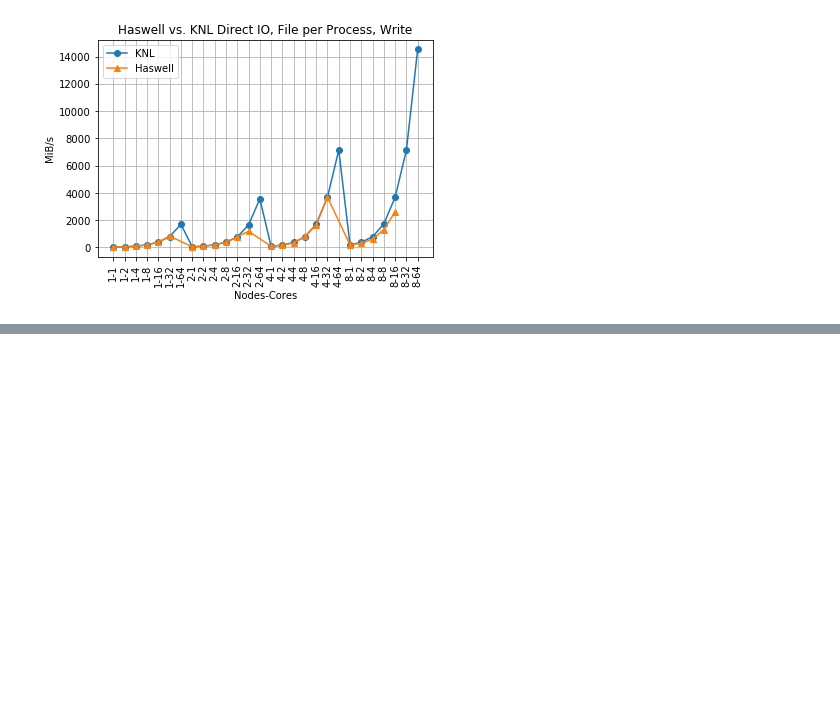
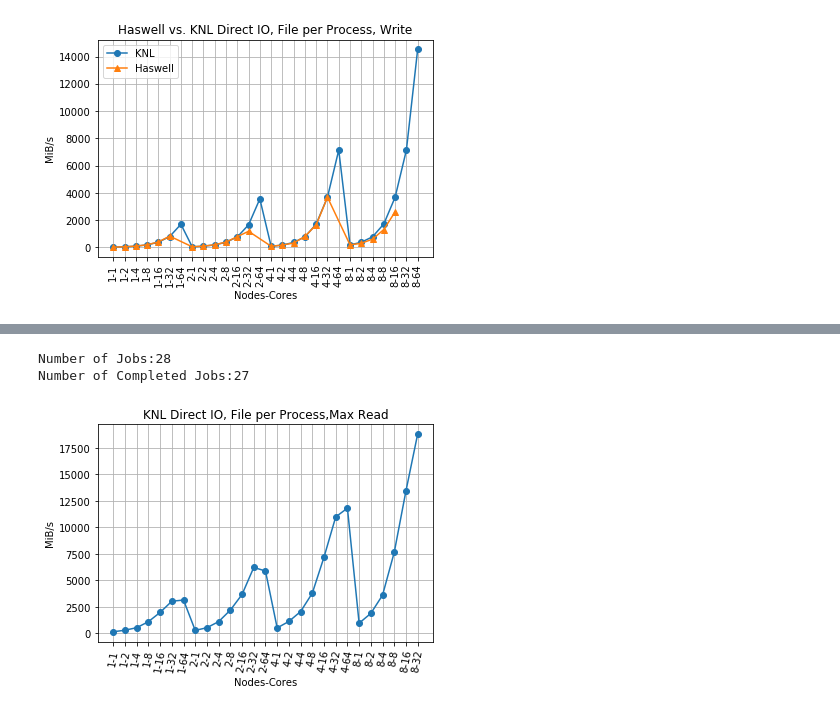
Before and after one commit to NERSC/heterogeneous-IO, a Jupyter notebook: cpu/plot/iostack.ipynb, the cells around one changed output, grey strips where cells are left out. Cells and saved outputs as stored; diff of their text form; code cells hidden in the pictures; blank space fills up the shorter version.

```diff
--- a/cpu/plot/iostack.ipynb
+++ b/cpu/plot/iostack.ipynb
@@ -106,0 +125,10 @@ ior_plot_two(dfknl,dfhas,tt)
+# %%
+jobid="4603792"
+keyword="Max Read"
+tt='KNL Direct IO, File per Process'
+dfknlr=ior_forjob(dirr,jobid,keyword,tt)
+ior_plot(dfknlr,keyword,tt)
+# %% [output]
+Number of Jobs:28
+Number of Completed Jobs:27
+[figure, added]
```
Also changed, not shown: parts of 5 cells of this notebook.
